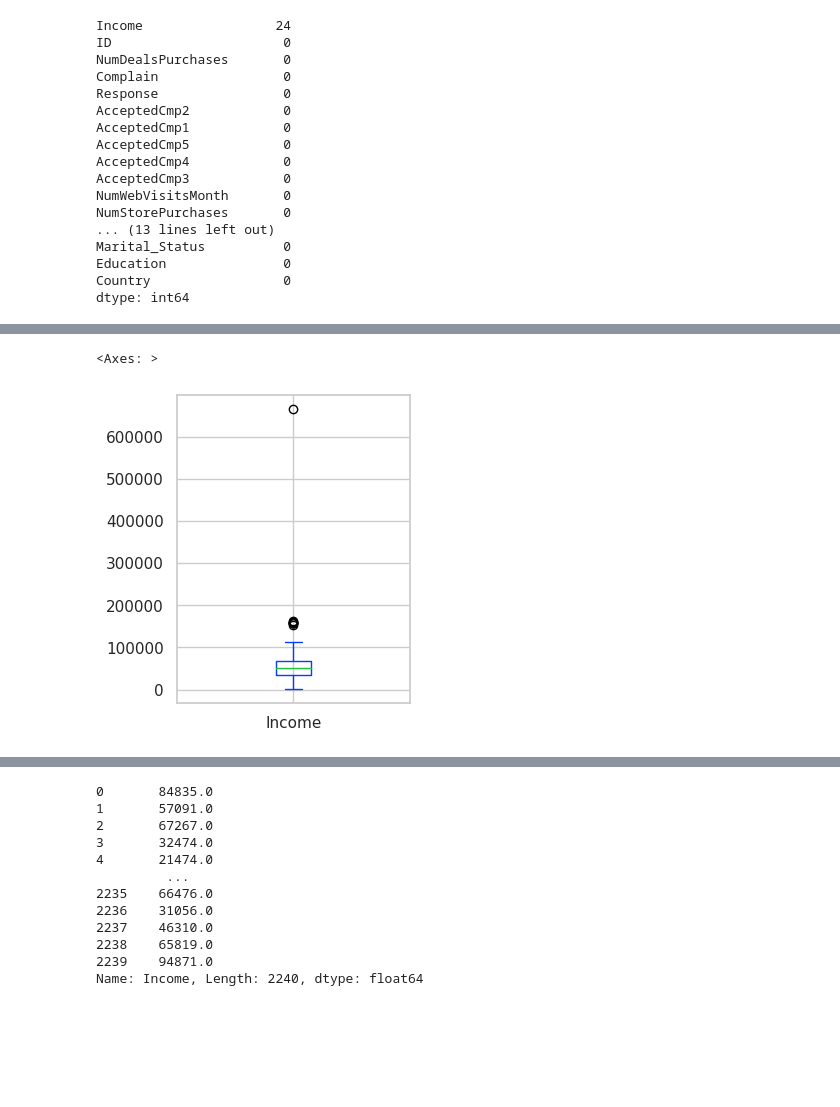
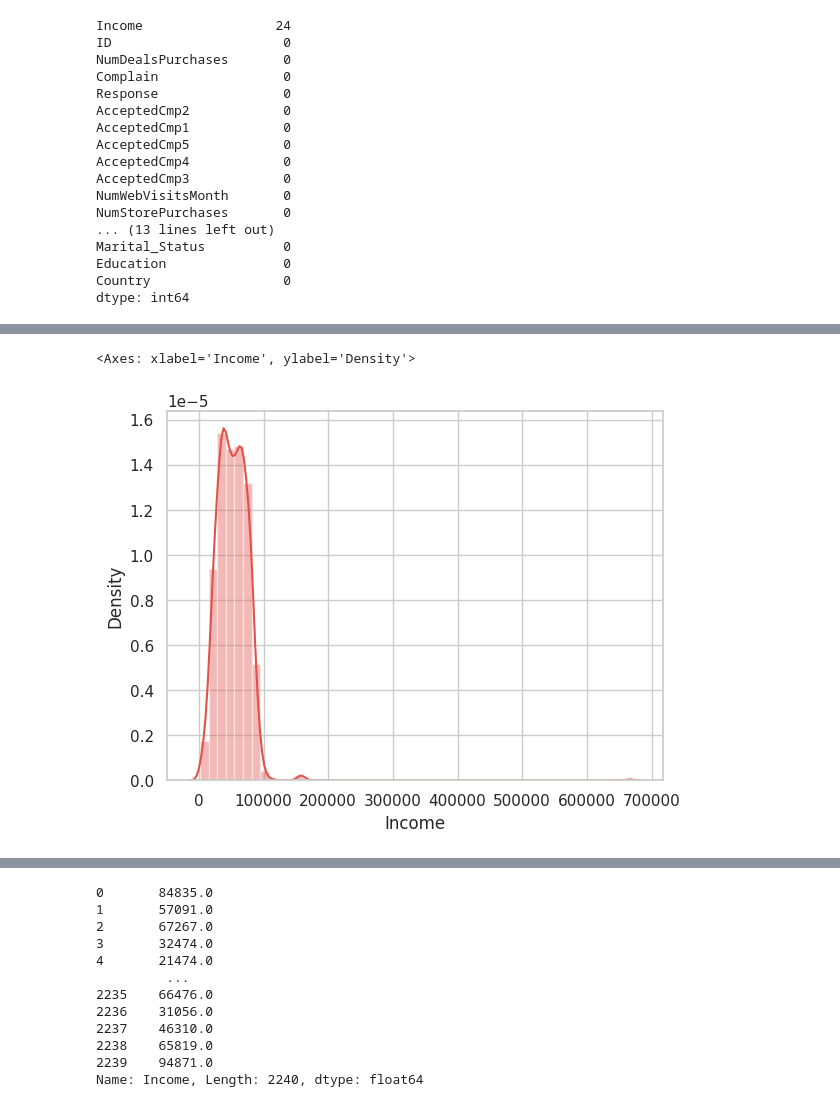
Before and after one commit to byancharizka/Marketing-Analytics-iFood, a Jupyter notebook: marketing_analytics.ipynb, the cells around one changed output, grey strips where cells are left out. Drawn from its saved outputs; the diff is of its cells as text; code cells hidden in the pictures; blank space fills up the shorter version.

```diff
--- a/marketing_analytics.ipynb
+++ b/marketing_analytics.ipynb
@@ -16,4 +17,5 @@ Drive already mounted at /content/drive; to attempt to forcibly remount, call dr
 # %%
+# import library
 import pandas as pd
 import numpy as np
 import matplotlib.pyplot as plt
@@ -22,7 +24,7 @@ import seaborn as sns
 pd.set_option('display.max_columns', None)
 sns.set_context('notebook')
 sns.set_style('whitegrid')
-sns.set_palette('bright')
+sns.set_palette('Spectral')
 
 import warnings
 warnings.filterwarnings('ignore')
@@ -161,5 +230,6 @@ sns.distplot(df['Income'], kde=False, hist=True)
-# %%
-df['Income'].plot(kind='box', figsize=(3,4))
-# %% [output]
-<Axes: >
-[figure, removed]
+# %%
+# Mengecek distribusi data pada column Income menggunakan distplot
+sns.distplot(df['Income'])
+# %% [output]
+<Axes: xlabel='Income', ylabel='Density'>
+[figure, added]
```
Also changed, not shown: parts of 28 cells of this notebook.
